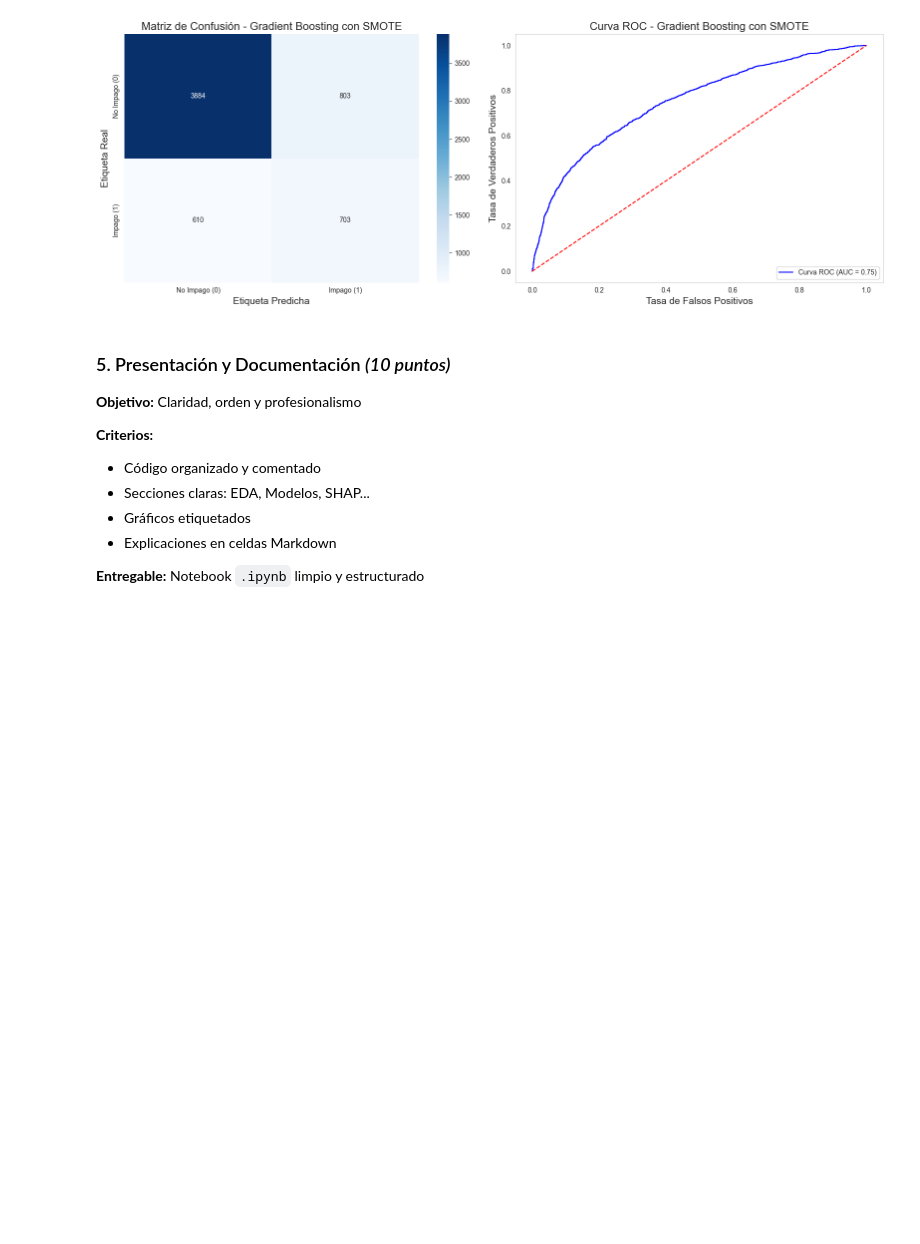
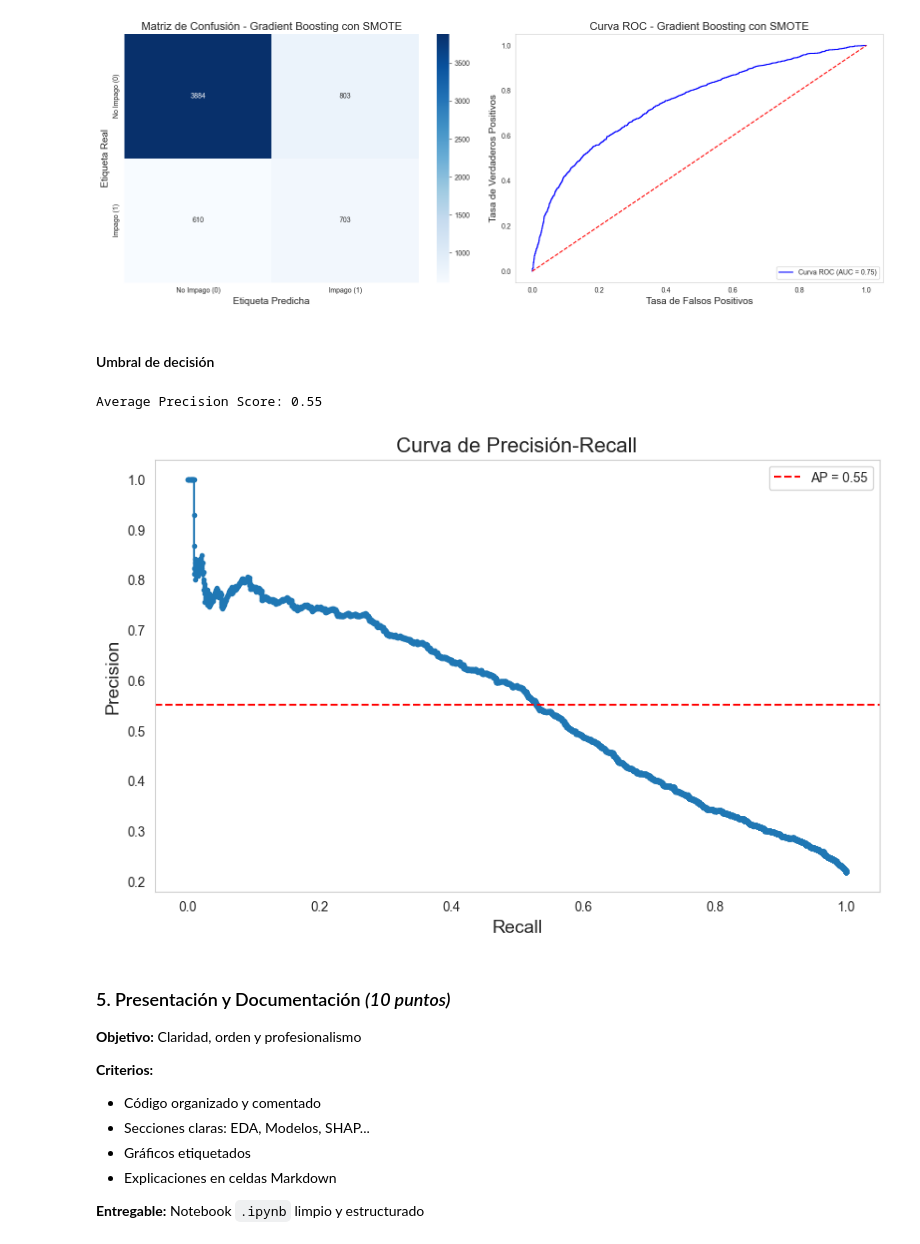
Before and after one commit to nestorojeda/CreditSHAP, a Jupyter notebook: notebook.ipynb, the cells around one changed output. Saved outputs shown, nothing was run; the diff lists cells and outputs as text; code cells hidden in the pictures; blank space fills up the shorter version.

Commit message:
Added precision threshold

```diff
--- a/notebook.ipynb
+++ b/notebook.ipynb
@@ -724,6 +724,34 @@ Informe de Clasificación para Gradient Boosting con SMOTE:
    macro avg       0.67      0.68      0.67      6000
 weighted avg       0.78      0.76      0.77      6000
 [figure]
+# %% [markdown]
+#### Umbral de decisión
+# %%
+# Threshold decision
+from sklearn.metrics import precision_recall_curve
+from sklearn.metrics import average_precision_score
+
+# Get predicted probabilities
+y_pred_proba = gb_classifier.predict_proba(X_test)[:, 1]
+precision, recall, thresholds = precision_recall_curve(y_test, y_pred_proba)
+
+# Calculate average precision score
+average_precision = average_precision_score(y_test, y_pred_proba)
+print(f"Precisión media: {average_precision:.2f}")
+
+# Plot precision-recall curve
+plt.figure(figsize=(10, 6))
+plt.plot(recall, precision, marker='.')
+plt.xlabel('Recall', fontsize=14)
+plt.ylabel('Precision', fontsize=14)
+plt.title('Curva de Precisión-Recall', fontsize=16)
+plt.grid()
+plt.axhline(y=average_precision, color='r', linestyle='--', label=f'AP = {average_precision:.2f}')
+plt.legend()
+plt.show()
+# %% [output]
+Average Precision Score: 0.55
+[figure, added]
 # %% [markdown]
 ### 5. Presentación y Documentación _(10 puntos)_
 
```
